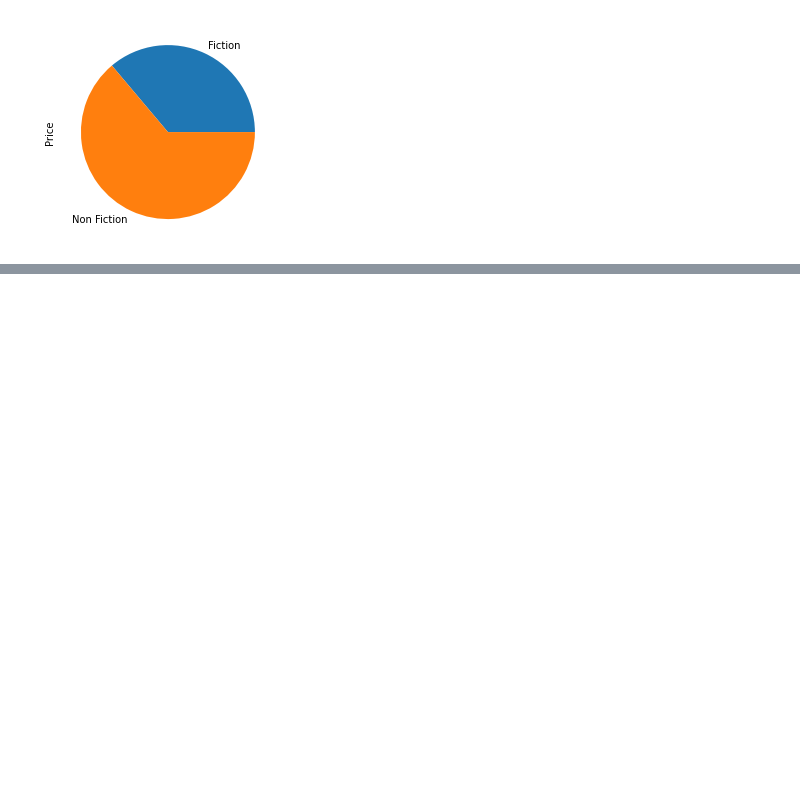
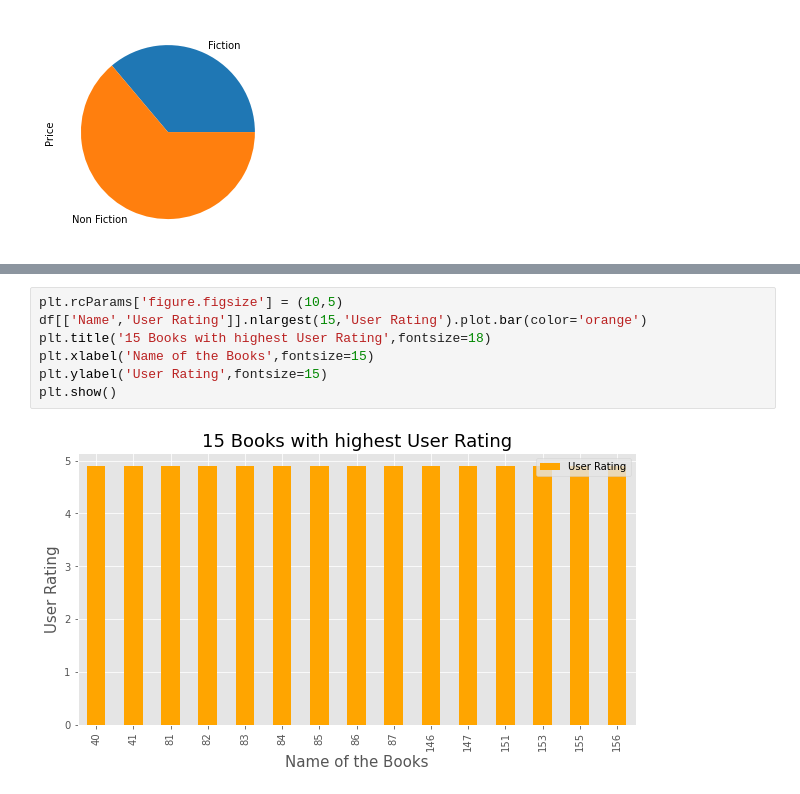
Before and after one commit to nivi-1993/Data-analysis, a Jupyter notebook: EDA on bestselling books-checkpoint.ipynb, the cells around one changed output, grey strips where cells are left out. Cells and saved outputs as stored; diff of their text form; blank space fills up the shorter version.

```diff
--- a/EDA on bestselling books-checkpoint.ipynb
+++ b/EDA on bestselling books-checkpoint.ipynb
@@ -169,0 +221,9 @@ df.groupby('Genre')['Price'].sum().plot(kind='pie') #price comparison
+# %%
+plt.rcParams['figure.figsize'] = (10,5)
+df[['Name','User Rating']].nlargest(15,'User Rating').plot.bar(color='orange')
+plt.title('15 Books with highest User Rating',fontsize=18)
+plt.xlabel('Name of the Books',fontsize=15)
+plt.ylabel('User Rating',fontsize=15)
+plt.show()
+# %% [output]
+[figure, added]
```
Also changed, not shown: parts of 3 cells of this notebook.
